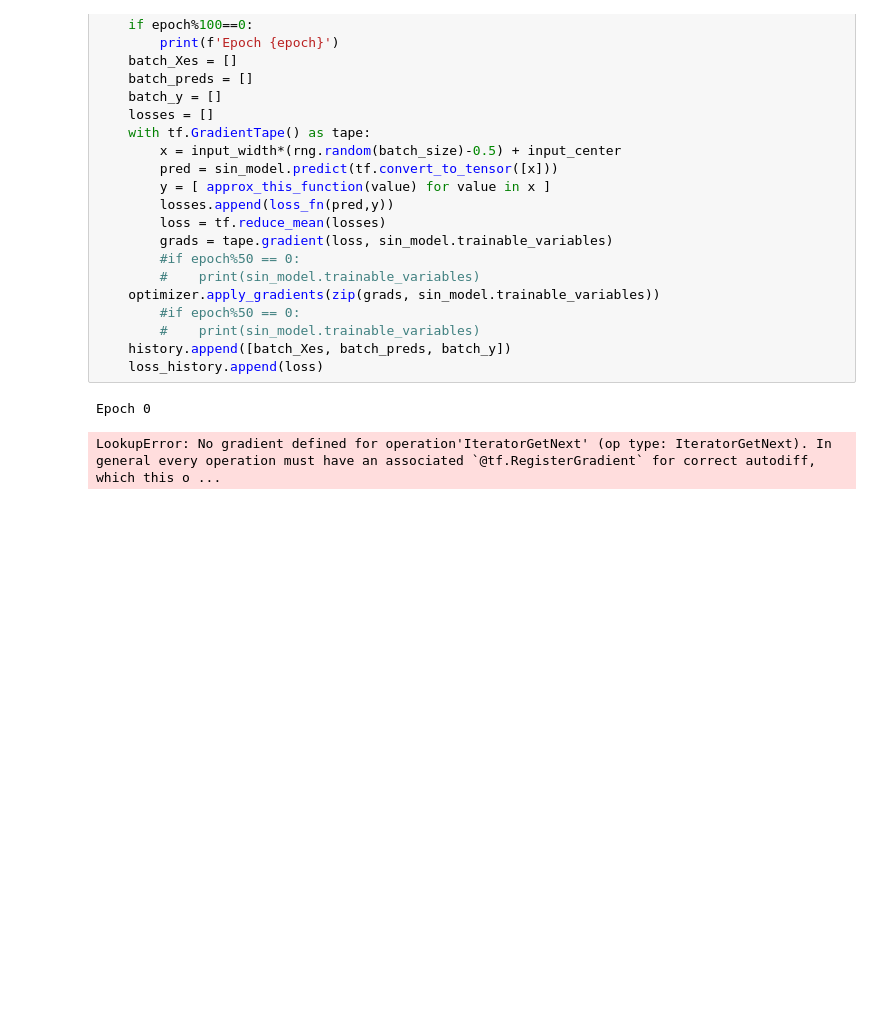
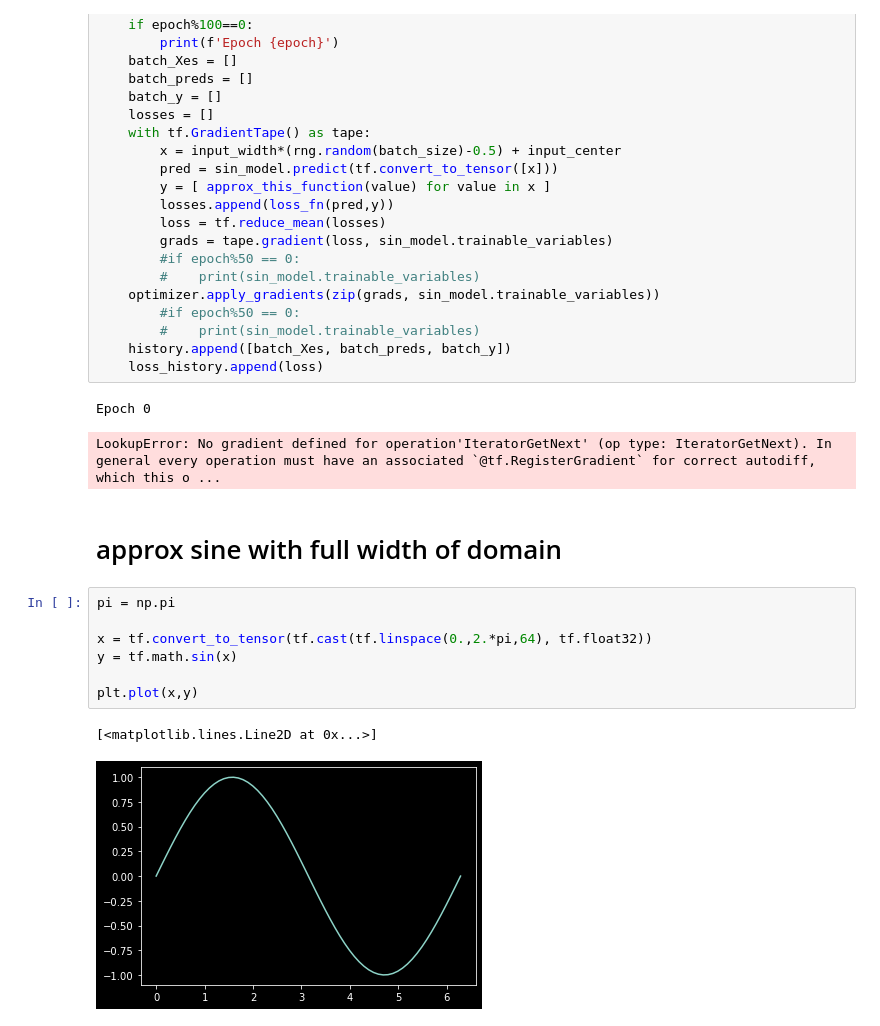
Before and after one commit to dtersegno/cannon, a Jupyter notebook: 1_basic_function_approx.ipynb, the cells around one changed output. Saved outputs shown, nothing was run; the diff lists cells and outputs as text; blank space fills up the shorter version.

Commit message:
function approx sine with all values

```diff
--- a/1_basic_function_approx.ipynb
+++ b/1_basic_function_approx.ipynb
@@ -187,3 +174,15 @@ for epoch in range(num_epochs):
 # %% [output]
 Epoch 0
 LookupError: No gradient defined for operation'IteratorGetNext' (op type: IteratorGetNext). In general every operation must have an associated `@tf.RegisterGradient` for correct autodiff, which this o ...
+# %% [markdown]
+# approx sine with full width of domain
+# %%
+pi = np.pi
+
+x = tf.convert_to_tensor(tf.cast(tf.linspace(0.,2.*pi,64), tf.float32))
+y = tf.math.sin(x)
+
+plt.plot(x,y)
+# %% [output]
+[<matplotlib.lines.Line2D at 0x...>]
+[figure, added]
```
Also changed, not shown: parts of 14 cells of this notebook.
